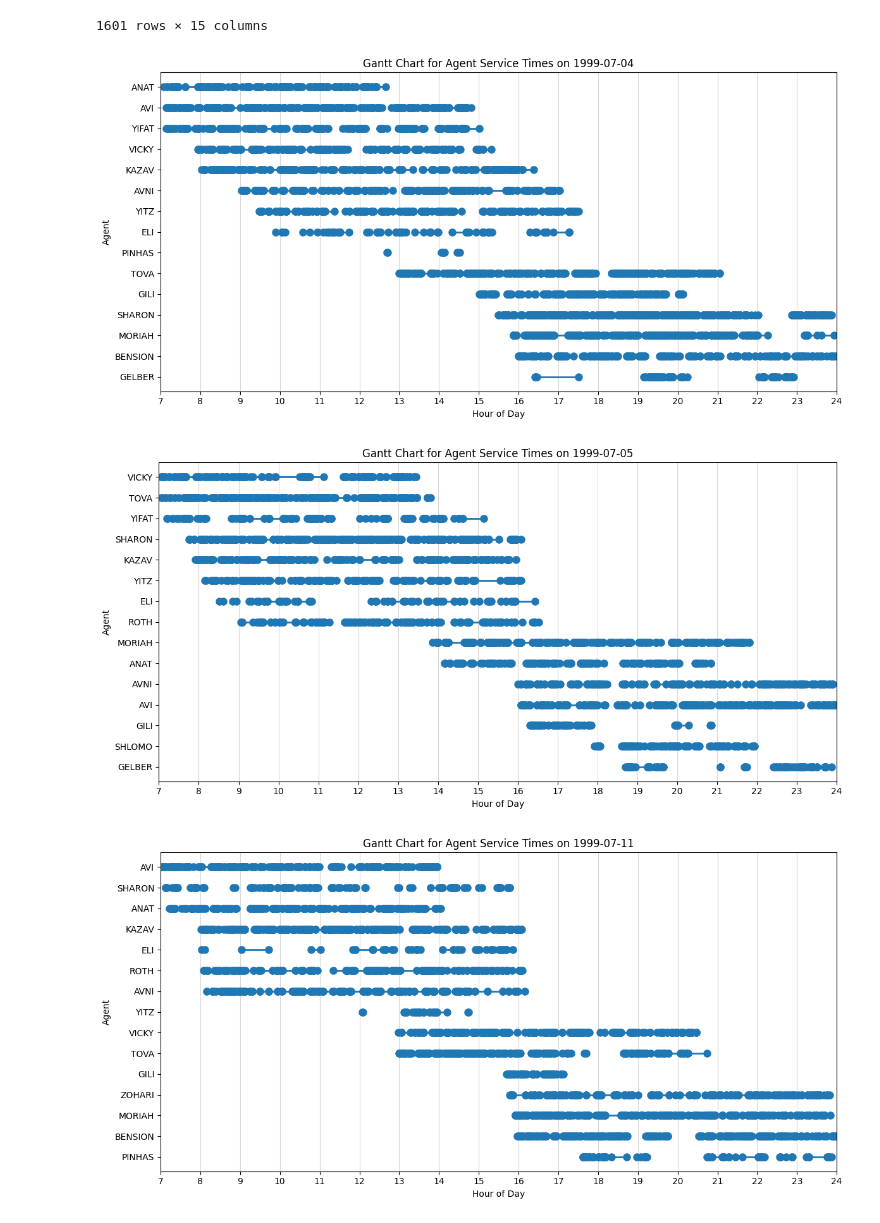
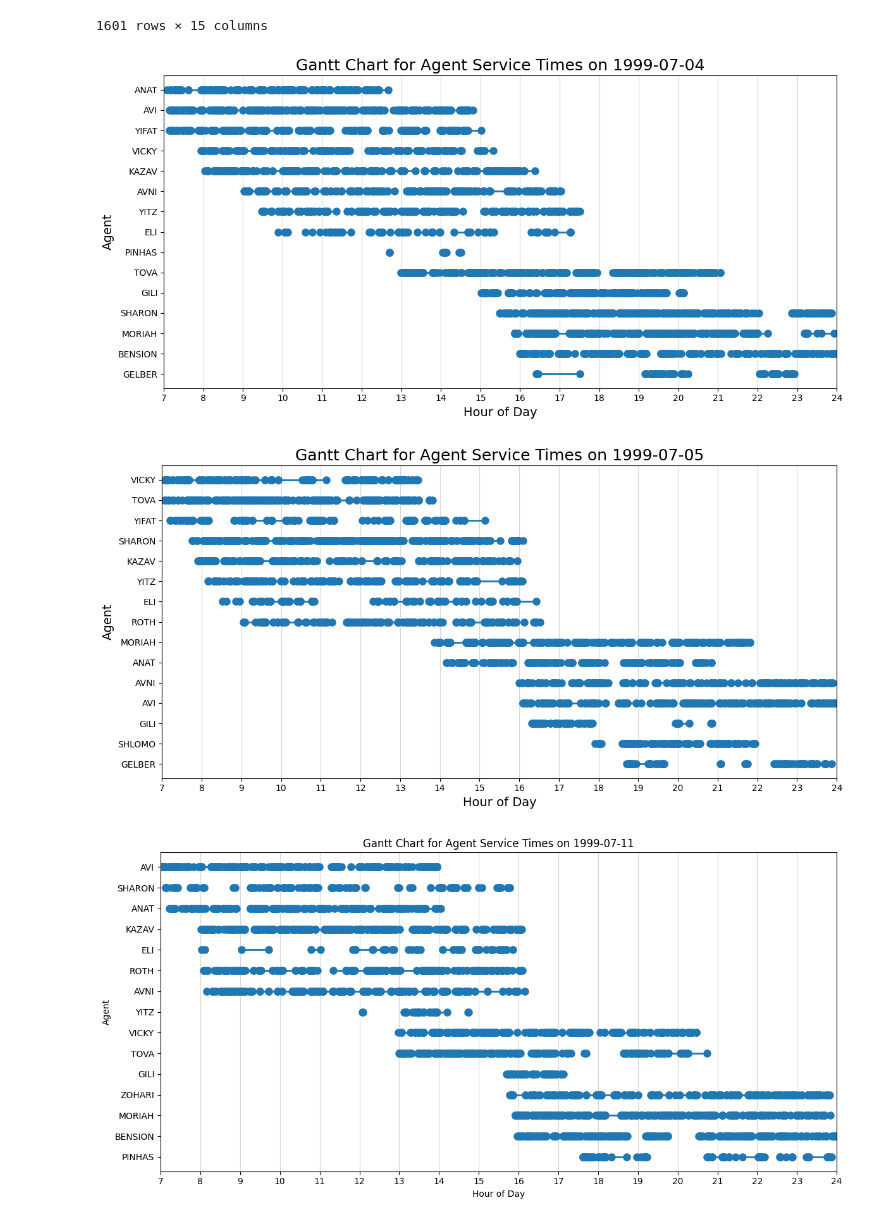
Before and after one commit to ifboelhasrin/MDSProj_CallCentre, a Jupyter notebook: 20250730 AnonBank_Dataset_meeting.ipynb, the cells around one changed output. Saved outputs shown, nothing was run; the diff lists cells and outputs as text; code cells hidden in the pictures.

```diff
--- a/20250730 AnonBank_Dataset_meeting.ipynb
+++ b/20250730 AnonBank_Dataset_meeting.ipynb
@@ -135,9 +166,9 @@ for _, row in highest_calls_df.iterrows():
     plt.hlines(y, x_start, x_end, color='tab:blue', linewidth=2)
     plt.plot([x_start, x_end], [y, y], 'o', color='tab:blue', markersize=8)  # blue dots
 
-plt.xlabel('Hour of Day')
-plt.ylabel('Agent')
-plt.title(f'Gantt Chart for Agent Service Times on {highest_calls_date.date()}')
+plt.xlabel('Hour of Day', fontsize=14)
+plt.ylabel('Agent', fontsize=14)
+plt.title(f'Gantt Chart for Agent Service Times on {highest_calls_date.date()}', fontsize=18)
 plt.xlim(7, 24)
 plt.xticks(range(7, 25))
 plt.yticks(range(len(agent_order)), agent_order)
@@ -145,40 +176,40 @@ plt.grid(True, axis='x', alpha=0.5)
 plt.tight_layout()
 plt.show()
 # %% [output]
-[figure, old version]
+[figure, new version]
 # %%
 # Create gantt chart for the next day
 next_day = highest_calls_date + pd.Timedelta(days=1)
 next_day_df = cc_df[cc_df['date'] == next_day]
 
 # Remove calls in service later than midnight and earlier than 7 AM
 next_day_df = next_day_df[(next_day_df['ser_exit'].dt.hour >= 7) & (next_day_df['ser_exit'].dt.hour < 24)]
 
 # Gantt chart for agents service times
 # Assign a y position for each agent
 agent_order_next = next_day_df['server'].unique()
 agent_order_next = next_day_df.groupby('server')['ser_start'].min().sort_values(ascending=False).index.to_numpy()
 agent_to_y_next = {agent: i for i, agent in enumerate(agent_order_next)}
 
 plt.figure(figsize=(12, 6))
 for _, row in next_day_df.iterrows():
     y = agent_to_y_next[row['server']]
     x_start = row['ser_start'].hour + row['ser_start'].minute / 60 + row['ser_start'].second / 3600
     x_end = row['ser_exit'].hour + row['ser_exit'].minute / 60 + row['ser_exit'].second / 3600
     plt.hlines(y, x_start, x_end, color='tab:blue', linewidth=2)
     plt.plot([x_start, x_end], [y, y], 'o', color='tab:blue', markersize=8)  # blue dots
 
-plt.xlabel('Hour of Day')
-plt.ylabel('Agent')
-plt.title(f'Gantt Chart for Agent Service Times on {next_day.date()}')
+plt.xlabel('Hour of Day', fontsize=14)
+plt.ylabel('Agent', fontsize=14)
+plt.title(f'Gantt Chart for Agent Service Times on {next_day.date()}', fontsize=18)
 plt.xlim(7, 24)
 plt.xticks(range(7, 25))
 plt.yticks(range(len(agent_order_next)), agent_order_next)
 plt.grid(True, axis='x', alpha=0.5)
 plt.tight_layout()
 plt.show()
 # %% [output]
-[figure, old version]
+[figure, new version]
 # %%
 # Gantt chart for a week after the highest calls date
 week_after_date = highest_calls_date + pd.Timedelta(days=7)
```
Also changed, not shown: parts of 85 cells of this notebook, 18 other files.
